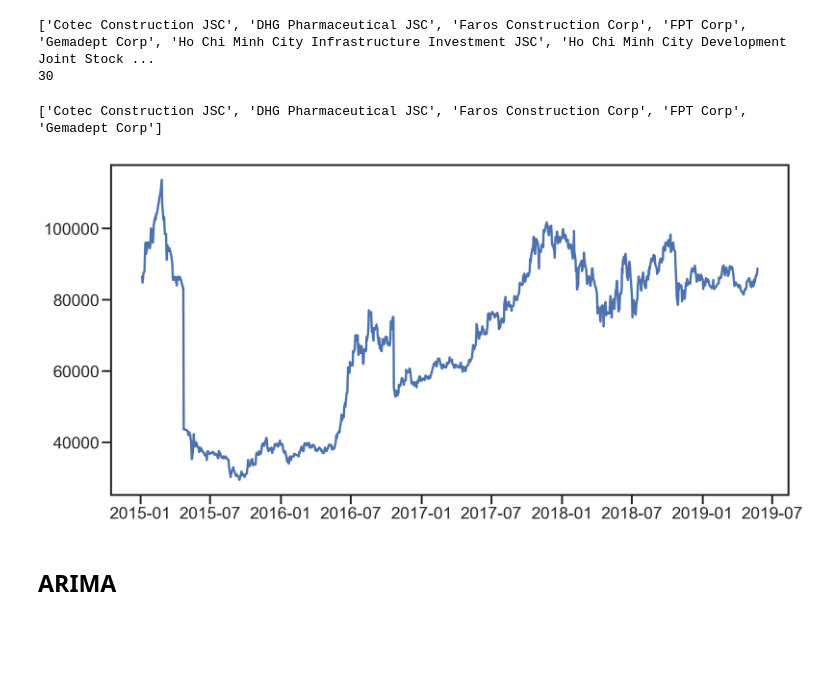
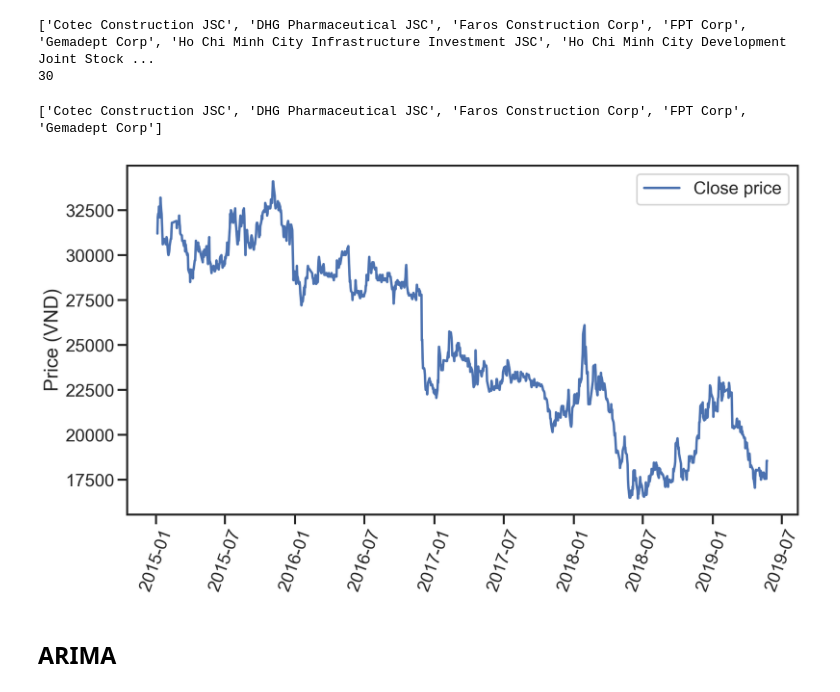
Before and after one commit to thanhphuong163/ForecastingStockPrice_thesis, a Jupyter notebook: research.ipynb, the cells around one changed output. Cells and saved outputs as stored; diff of their text form; code cells hidden in the pictures; blank space fills up the shorter version.

```diff
--- a/research.ipynb
+++ b/research.ipynb
@@ -59,21 +59,24 @@ print(len(lst_ticket))
 # %%
 start = datetime(2015,1,1)
 end = datetime(2019,1,1)
 
 print(lst_ticket[:5])
 
 df = query.get_historical_data(lst_ticket, start=start)
 closed_price = dict()
 for ticket in lst_ticket[3:10]:
     closed_price[ticket] = df[df.name == ticket]['close']
 
-series = df[df.name == 'Mobile World Investment Corp']['close']
-plt.figure(figsize=(16,8))
+series = df[df.name == 'PetroVietnam Fertilizer and Chemicals Corp']['close']
+plt.figure(figsize=(15,8))
 plt.plot(series)
+plt.xticks(rotation=70)
+plt.legend(['Close price'])
+plt.ylabel('Price (VND)')
 plt.show()
 # %% [output]
 ['Cotec Construction JSC', 'DHG Pharmaceutical JSC', 'Faros Construction Corp', 'FPT Corp', 'Gemadept Corp']
-[figure, old version]
+[figure, new version]
 # %%
 from statsmodels.tsa.stattools import pacf, acf
 
```
